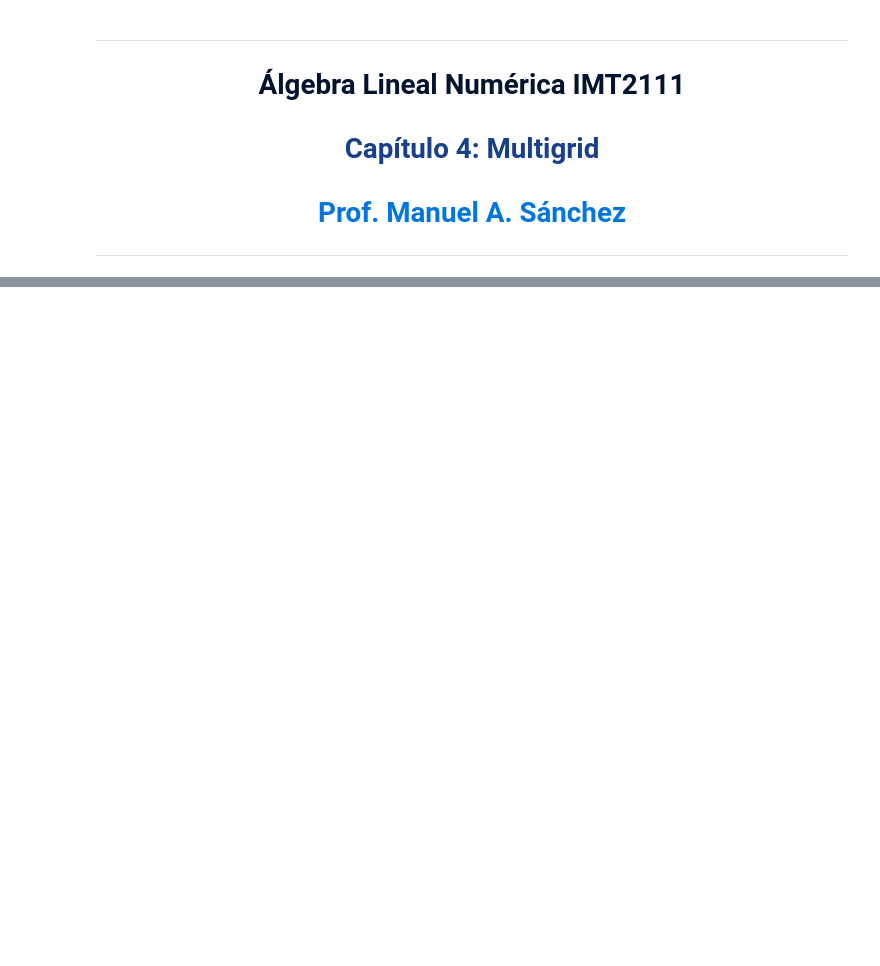
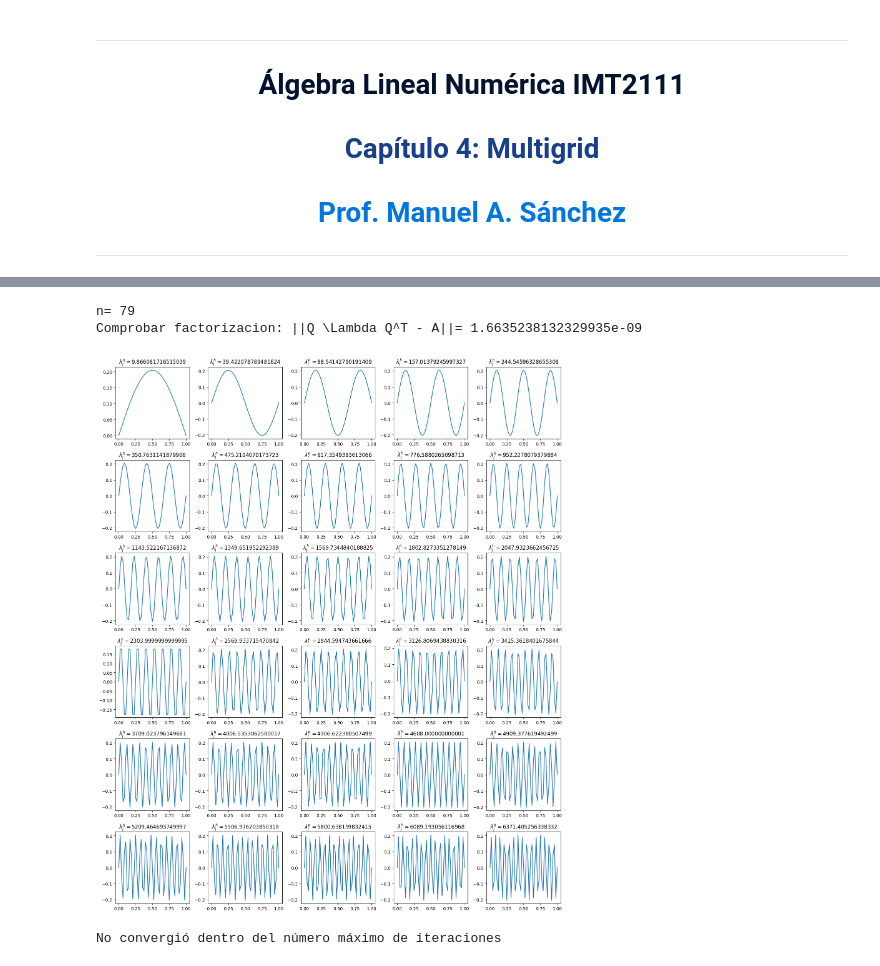
Before and after one commit to ManuelSanchezUribe/IMT2111-ALN, a Jupyter notebook: Clases/Capitulo4_Multigrid.ipynb, the cells around one changed output, grey strips where cells are left out. Saved outputs shown, nothing was run; the diff lists cells and outputs as text; code cells hidden in the pictures; blank space fills up the shorter version.

```diff
--- a/Clases/Capitulo4_Multigrid.ipynb
+++ b/Clases/Capitulo4_Multigrid.ipynb
@@ -112,0 +144,27 @@ plt.show()
+# %%
+n = X.size-2 # numero de nodos interiores
+print("n=",n)
+h = mesh.h
+theta = lambda j: (j*np.pi)/(n+1)
+lambdah_j = lambda j: (4.0/h**2)*(np.sin(theta(j)*0.5))**2
+qh_j = lambda j: [np.sqrt(2.0/(n+1))*np.sin(i*theta(j)) for i in range(1,n+1)]
+Q = np.asarray([qh_j(j) for j in range(1,n+1)])
+D = np.diag([lambdah_j(j) for j in range(1,n+1)])
+
+print("Comprobar factorizacion: ||Q \Lambda Q^T - A||=", np.linalg.norm(Q@(D@Q.T) - A1d))
+# %% [output]
+n= 79
+Comprobar factorizacion: ||Q \Lambda Q^T - A||= 1.6635238132329935e-09
+# %%
+
+
+fig, axs = plt.subplots(6,5, figsize=(15,18))
+for k, ax in enumerate(axs.reshape(-1)):
+
+    ax.plot(X, np.concatenate([[0],Q[:,k],[0]], axis=None))
+    ax.set_title(r'$\lambda_j^{h} = $'+str(lambdah_j(k+1)))
+
+plt.tight_layout()
+plt.show()
+# %% [output]
+[figure, added]
@@ -112,0 +209,6 @@ plt.show()
+# %%
+uwJ = np.zeros(X.size)
+UUwJ, info = weighted_jacobi(A1d, b1d, x0=u[1:(X.size-1)]+0.1*np.random.randn(X.size-2), omega=2.0/3.0, MAXITER=10000, return_iterations=True)
+print( info)
+# %% [output]
+No convergió dentro del número máximo de iteraciones
```
Also changed, not shown: parts of 11 cells of this notebook, 2 other files.
